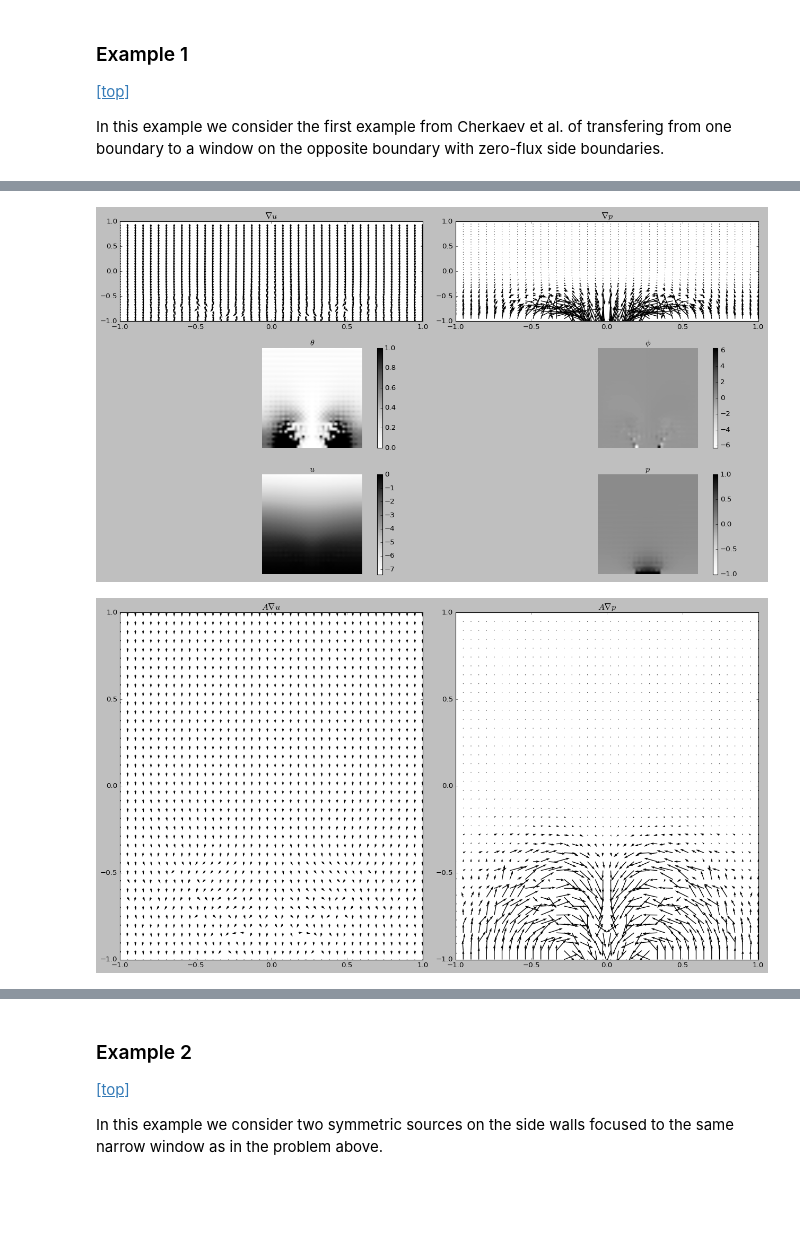
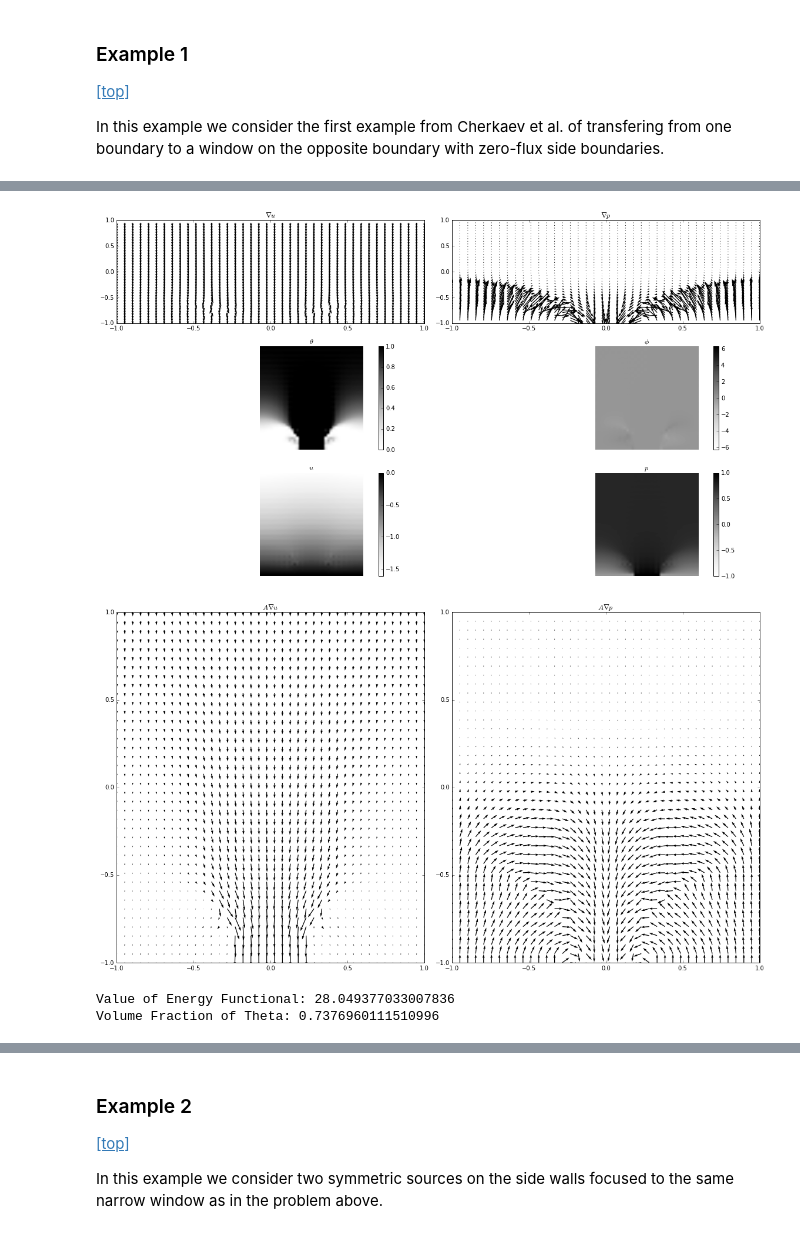
Before and after one commit to JustinBakerMath/homogenize, a Jupyter notebook: Homogenization.ipynb, the cells around one changed output, grey strips where cells are left out. Drawn from its saved outputs; the diff is of its cells as text; code cells hidden in the pictures; blank space fills up the shorter version.

```diff
--- a/Homogenization.ipynb
+++ b/Homogenization.ipynb
@@ -303,7 +300,7 @@ class PDESolver(metaclass=ABCMeta):
             pde_mtrx = (self.interior@self.fdm.divGrad()+self.neumann_xloc@(self.fdm.grad()[0])+self.neumann_yloc@(self.fdm.grad()[1])+self.dirichlet_loc)
             return np.linalg.solve(pde_mtrx,self.neumann_xbc+self.neumann_ybc+self.dirichlet_bc)
     def MdivGrad(self):
-            pde_mtrx = (self.interior@self.fdm.divGrad()+self.neumann_xloc@(self.fdm.grad()[0])+self.neumann_yloc@(self.fdm.grad()[1])+self.dirichlet_loc)
+            pde_mtrx = (self.interior@-self.fdm.divGrad()+self.neumann_xloc@(self.fdm.grad()[0])+self.neumann_yloc@(self.fdm.grad()[1])+self.dirichlet_loc)
             return np.linalg.solve(pde_mtrx,self.neumann_xbc+self.neumann_ybc+self.dirichlet_bc)
 # %% [markdown]
 ## Design Operations
@@ -490,7 +494,7 @@ class heatLens():
         #INITIALIZE
         self.u=np.zeros(self.domain_len)
         self.p=np.zeros(self.domain_len)
-        self.theta=np.zeros(self.domain_shape)#np.random.rand(self.domain_len).reshape(self.domain_shape)
+        self.theta=np.ones(self.domain_shape)#np.random.rand(self.domain_len).reshape(self.domain_shape)
         self.phi=np.zeros(self.domain_shape)#np.pi*np.random.rand(self.domain_len).reshape(self.domain_shape)#
         self.lv=self.options['lv']
         self.vol=self.options['volume']
@@ -499,10 +503,15 @@ class heatLens():
         self.fdm = FiniteDifferenceMatrices(self.m,self.n,self.dx,self.dy)
         self.contract = lambda a,b,c : np.einsum('ijk,ijk->jk',b,
                         np.einsum('ijkl,jkl->ikl',a,c))
+        self.energies = []
+        #TODO: history of volume fraction
+        self.tolerance = self.options['tol']
 
     def iterate(self,k):
         pbar = tqdm(range(k))
         for _ in pbar:
+            if (len(self.energies)>2) and (abs(self.energies[-1]-self.energies[-2])<self.tolerance):
+                break
             self._iter()
             pbar.set_description(desc=str(self.lv))
 
@@ -526,7 +535,7 @@ class heatLens():
                                primal_dirichlet_bc,primal_dirichlet_loc,
                                primal_neumann_xbc, primal_neumann_xloc,
                                primal_neumann_ybc, primal_neumann_yloc)
-        u = primal_pde.divAgrad()
+        u = primal_pde.MdivAgrad()
         Du = self.fdf.grad(u)
         #ADJOINT SOLUTION VIA RESIDUAL
         adjoint_dirichlet_loc = self.gamma_loc
@@ -539,17 +548,17 @@ class heatLens():
                                adjoint_dirichlet_bc,adjoint_dirichlet_loc,
                                adjoint_neumann_xbc, adjoint_neumann_xloc,
                                adjoint_neumann_ybc, adjoint_neumann_yloc)
-        p = adjoint_pde.divAgrad()
+        p = adjoint_pde.MdivAgrad()
         Dp = self.fdf.grad(p)
         for i in range(self.m):
             for j in range(self.n):
                 A_t=A_theta(self.theta[i,j],self.phi[i,j],alpha=alpha,beta=beta)
-                rhs=self.theta[i,j]-tk*(self.lv+A_t@Du[:,i,j]@Dp[:,i,j])
+                rhs=self.theta[i,j]+tk*(self.lv+A_t@Du[:,i,j]@Dp[:,i,j])
                 self.theta[i,j]=max([0,min([1,rhs])])
         for i in range(self.m):
             for j in range(self.n):
                 A_p=A_phi(self.theta[i,j],self.phi[i,j],alpha=alpha,beta=beta)
-                self.phi[i,j]=self.phi[i,j]-tk*(A_p@Du[:,i,j]@Dp[:,i,j])
+                self.phi[i,j]=self.phi[i,j]+tk*(A_p@Du[:,i,j]@Dp[:,i,j])
         self.options['tk'] = .975*tk
         #SOLUTION DATA
         self.u = u
@@ -559,6 +568,9 @@ class heatLens():
         self.ADu=self.fdf.Agrad(u)
         self.ADp=self.fdf.Agrad(p)
         self.sol=self.fdf.divAgrad(u)
+        self.energy = np.sum(self.gamma*(-self.Du[0]*self.y_loc-self.Du[1]*self.x_loc))#+np.sum(p.reshape(self.domain_shape)*self.fdf.divAgrad(u))
+        self.energies += [self.energy]
+        self.theta_vol = np.sum(self.theta*(self.dx*self.dy))
 
     def check_options(self):
         assert ('gamma' in self.options) and ('gamma_loc' in self.options), 'No Dirichlet Conditions Provided.'
@@ -573,3 +585,5 @@ class heatLens():
             self.options['lv']=0
         if not('volume' in self.options):
             self.options['volume']=.5
+        if not('tol' in self.options):
+            self.options['tol']=.01
@@ -603,7 +626,7 @@ gamma_loc = np.zeros(domain_shape)
 gamma_loc[0,1:-1] = np.ones(n-2)
 gamma = np.zeros(domain_shape)
 gamma[0,3*n//8:5*n//8]=np.ones(n//4)
-options={'lv':0, 'volume':.75, 'tk':.05,
+options={'lv':0, 'volume':0, 'tk':.05,
          'gamma':gamma,'gamma_loc':gamma_loc,
          'rho_x':rho_x,'rho_xloc':rho_xloc,
          'rho_y':rho_y,'rho_yloc':rho_yloc}
@@ -671,17 +694,23 @@ plt.title('$p$')
 plt.axis('off')
 plt.show()
 # %% [output]
-[figure, old version]
+[figure, new version]
 # %%
 plt.figure(figsize=(16,9),tight_layout=True)
 plt.subplot(121)
-ADu = np.divide(prob.ADu,np.fmax(.1,np.linalg.norm(prob.ADu, axis=0)))
+ADu = prob.ADu# np.divide(prob.ADu,np.fmax(.1,np.linalg.norm(prob.ADu, axis=0)))
 plt.quiver(prob.xx,prob.yy,ADu[0],ADu[1])
 plt.title('$A\\nabla u$')
 plt.subplot(122)
 plt.title('$A\\nabla p$')
 ADp = np.divide(prob.ADp,np.fmax(.1, np.linalg.norm(prob.ADp, axis=0)))
 plt.quiver(prob.xx,prob.yy,ADp[0],ADp[1])
 plt.show()
 # %% [output]
-[figure, old version]
+[figure, new version]
+# %%
+print("Value of Energy Functional: {}".format(prob.energy))
+print("Volume Fraction of Theta: {}".format(prob.theta_vol))
+# %% [output]
+Value of Energy Functional: 28.049377033007836
+Volume Fraction of Theta: 0.7376960111510996
```
Also changed, not shown: parts of 27 cells of this notebook, 1 other file.
